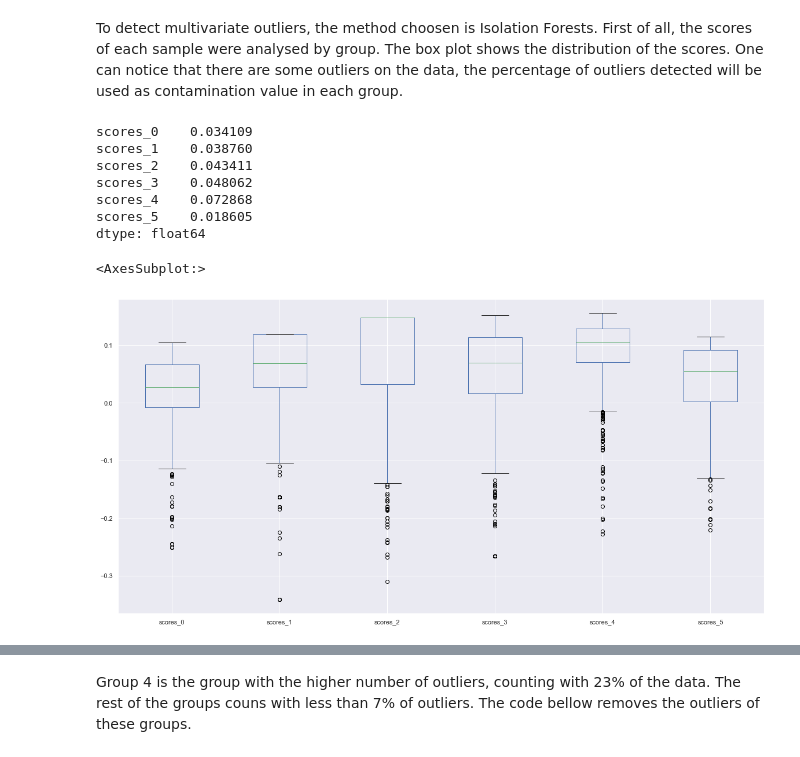
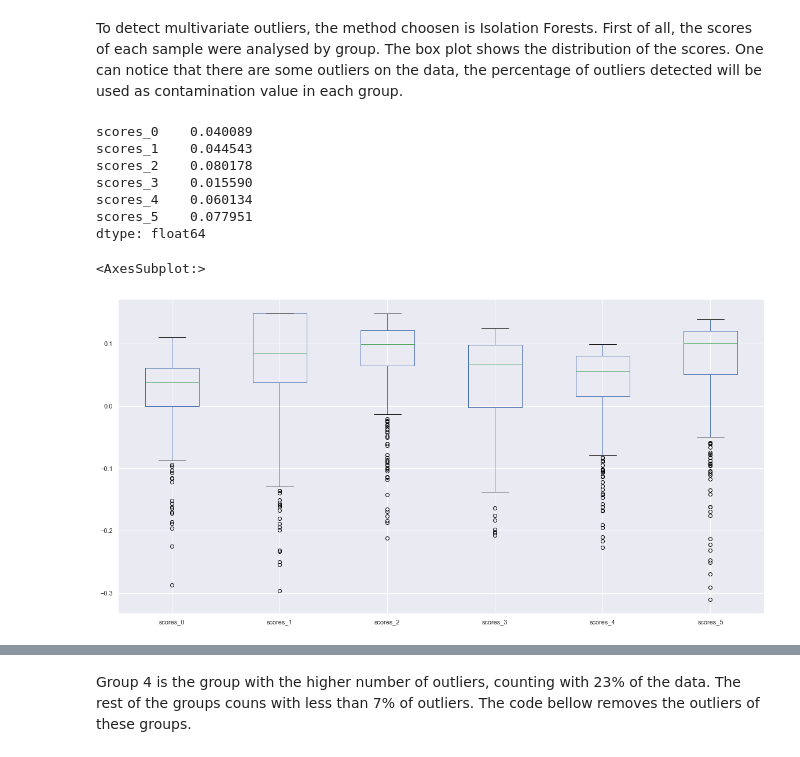
Before and after one commit to CaioFerreiraB/sp_crime_and_education, a Jupyter notebook: Exploratory_analysis.ipynb, the cells around one changed output, grey strips where cells are left out. Drawn from its saved outputs; the diff is of its cells as text; code cells hidden in the pictures.

```diff
--- a/Exploratory_analysis.ipynb
+++ b/Exploratory_analysis.ipynb
@@ -12,5 +16,7 @@ The data is already collected, in this phase we will just load the dataset with
 # %%
 df = pd.read_csv('data/DadosFinaisEnrich.csv')
 
-df.drop('Homicidios', axis=1) #Drop absolute number of homicides
-df.drop('Furto', axis=1) # Drop absolute number of thefts
+pd.set_option('display.max_rows', 20)
+
+df.drop('Homicidios', axis=1, inplace=True) #Drop absolute number of homicides
+df.drop('Furto', axis=1, inplace=True) # Drop absolute number of thefts
@@ -42,7 +37,7 @@ The attribuites "IDEB_anos_iniciais_ef" and "IDEB_anos_finais_ef" will be filled
 
 To use only comparable data, mini-max normalization will be performed all over the dataset, column-wise.
 # %%
-df.drop('mortalidade_infantil', axis=1) # Drop infant mortality by city
+df.drop('mortalidade_infantil', axis=1, inplace=True) # Drop infant mortality by city
 
 cols = df.columns.to_list()
 cols.remove('NO_MUNICIPIO') # remove the city name to perform mini-max normalization
@@ -100,0 +94,15 @@ ax = sns.heatmap(sub_df, annot=True)
+# %%
+df.drop('IN_NOTURNO_1', axis=1, inplace=True)
+df.drop('IN_ORGAO_ASS_PAIS_MESTRES_1', axis=1, inplace=True)
+df.drop('IN_ORGAO_CONSELHO_ESCOLAR_1', axis=1, inplace=True)
+df.drop('IN_ORGAO_GREMIO_ESTUDANTIL_1', axis=1, inplace=True)
+df.drop('QT_TUR_BAS_1', axis=1, inplace=True)
+df.drop('QT_MAT_BAS_18_MAIS_1', axis=1, inplace=True)
+df.drop('NU_TAXA_APROVACAO_1', axis=1, inplace=True)
+
+cols = df.columns.to_list()
+cols.remove('NO_MUNICIPIO')
+cols.remove('furtos_hab')
+cols.remove('homicidios_hab')
+cols.remove('nEscolas')
+cols.remove('populacao_estimada')
@@ -111,13 +123,13 @@ The exploratory analysis performed shows that the dataset counts with different
 
 The correlation matrix shows that some groups are more related than other. Therfore, 6 groups of related attributes were creteated. To build these groups, all of the attributes with 0.5 correlation or more were aggregated in each group.
 # %%
-g0 = ['IN_SALA_DIRETORIA_1', 'IN_SALA_PROFESSOR_1']
-g1 = ['IN_NOTURNO_1', 'IN_EJA_1']
-g2 = ['IN_EQUIP_LOUSA_DIGITAL_1', 'QT_EQUIP_LOUSA_DIGITAL_1']
-g3 = ['IN_ORGAO_ASS_PAIS_1', 'IN_ORGAO_ASS_PAIS_MESTRES_1', 'IN_ORGAO_CONSELHO_ESCOLAR_1', 'IN_ORGAO_GREMIO_ESTUDANTIL_1']
-g4 = ['QT_MAT_BAS_1', 'Alunos_Turma_1', 'QT_SALAS_UTILIZADAS_1', 'QT_MAT_BAS_0_3_1', 'QT_MAT_BAS_4_5_1', 'QT_MAT_BAS_6_10_1', 'QT_MAT_BAS_11_14_1',
-      'QT_MAT_BAS_15_17_1', 'QT_MAT_BAS_18_MAIS_1', 'QT_TUR_BAS_1', 'QT_MAT_EJA_1', 'escolas_hab']
-g5 = ['QT_EQUIP_INFORMATICA', 'Equipamento_Inform_1', 'Lab_Inform_1']
+g0 = ['IN_SALA_DIRETORIA_1', 'IN_SALA_PROFESSOR_1', 'IN_SECRETARIA_1']
+g1 = ['IN_EQUIP_LOUSA_DIGITAL_1', 'QT_EQUIP_LOUSA_DIGITAL_1']
+g2 = ['Alunos_Turma_1', 'QT_SALAS_UTILIZADAS_1', 'QT_MAT_BAS_0_3_1', 'QT_MAT_BAS_4_5_1', 'QT_MAT_BAS_6_10_1', 'QT_MAT_BAS_11_14_1',
+      'QT_MAT_BAS_15_17_1', 'QT_MAT_BAS_1', 'QT_MAT_EJA_1', 'escolas_hab', 'densidade_demografica']
+g3 = ['QT_EQUIP_INFORMATICA', 'Equipamento_Inform_1', 'Lab_Inform_1']
+g4 = ['idhm', 'esgotamento_sanitario_adequado']
+g5 = ['salario_medio_mensal_trabalhadores_formais', 'pib_per_capta']
 
 
 groups = [g0, g1, g2, g3, g4, g5]
@@ -127,38 +139,38 @@ To detect multivariate outliers, the method choosen is Isolation Forests. First
 df_temp = df[cols].copy()
 
 random_state = np.random.RandomState(42)
 
 for i, g in enumerate(groups):
 #     print(g)
     model=IsolationForest(n_estimators=100,max_samples='auto',random_state=random_state)
 
     model.fit(df_temp[g])
 
     df_temp[f'scores_{i}'] = model.decision_function(df_temp[g])
 
     df_temp[f'anomaly_score_{i}'] = model.predict(df_temp[g])
 
 
 Q1 = df_temp[['scores_0','scores_1', 'scores_2', 'scores_3', 'scores_4', 'scores_5']].quantile(0.25)
 Q3 = df_temp[['scores_0','scores_1', 'scores_2', 'scores_3', 'scores_4', 'scores_5']].quantile(0.75)
 IQR = Q3 - Q1
 LF = Q1 - 1.5*IQR
 UF = Q3 + 1.5*IQR
 
 df_temp_temp = df_temp[['scores_0','scores_1', 'scores_2', 'scores_3', 'scores_4', 'scores_5']]
-df_temp_temp = df_temp_temp[(df_temp_temp < LF) | (df_temp_temp > UF)].count() / 645
+df_temp_temp = df_temp_temp[(df_temp_temp < LF) | (df_temp_temp > UF)].count() / len(df_temp)
 
 print(df_temp_temp)
 
 
 df_temp[['scores_0','scores_1', 'scores_2', 'scores_3', 'scores_4', 'scores_5']].plot.box(figsize=(20, 10))
 # %% [output]
-scores_0    0.034109
-scores_1    0.038760
-scores_2    0.043411
-scores_3    0.048062
-scores_4    0.072868
-scores_5    0.018605
+scores_0    0.040089
+scores_1    0.044543
+scores_2    0.080178
+scores_3    0.015590
+scores_4    0.060134
+scores_5    0.077951
 dtype: float64
 <AxesSubplot:>
-[figure, old version]
+[figure, new version]
```
Also changed, not shown: parts of 19 cells of this notebook, 3 other files.
